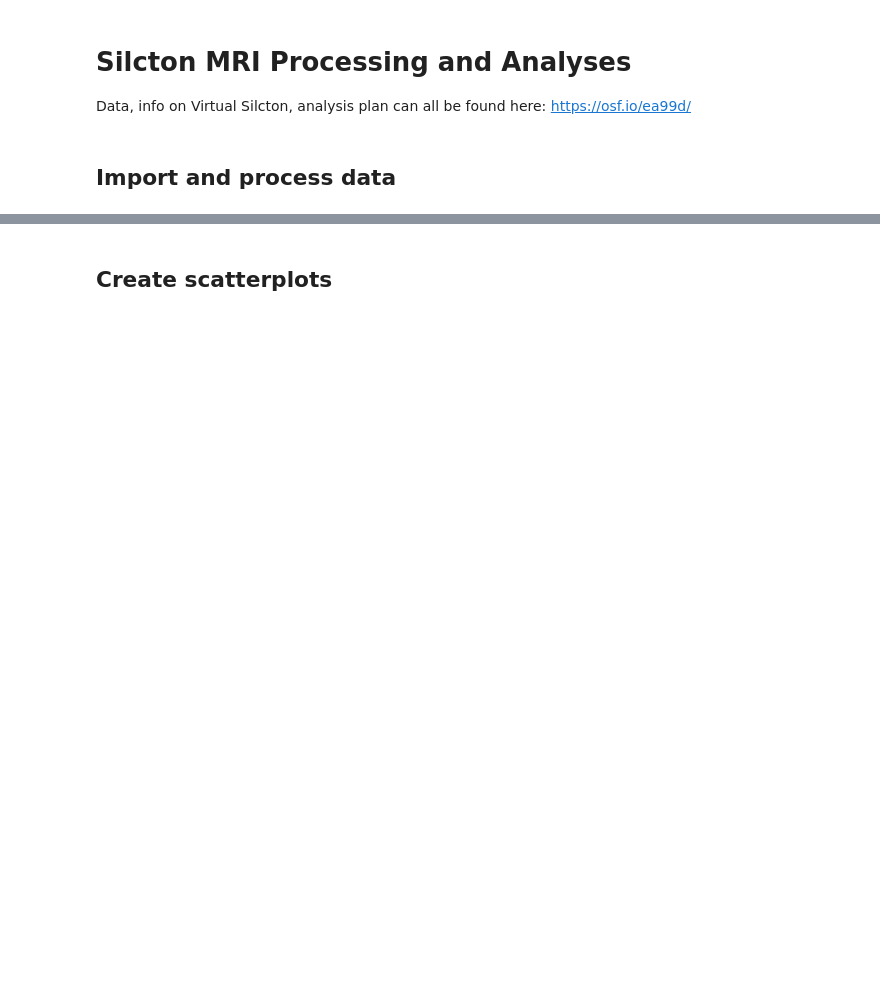
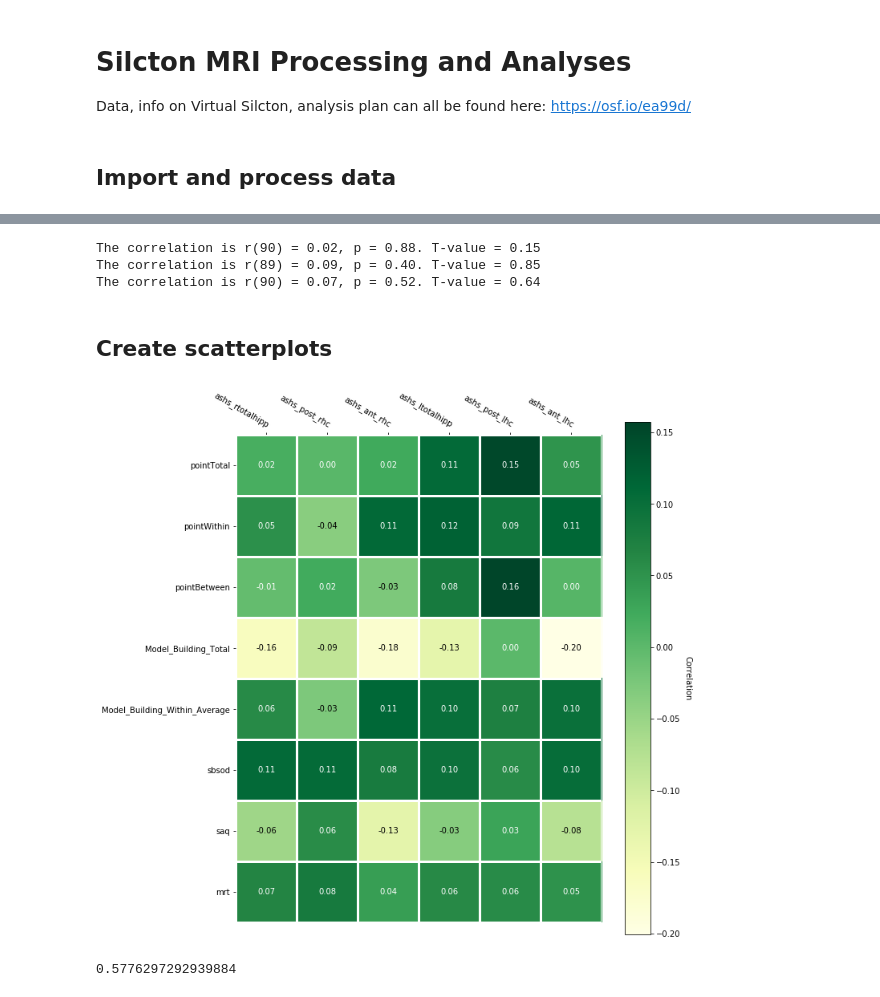
Before and after one commit to smweis/Silcton_MRI, a Jupyter notebook: jupyter_analysis/Silcton.ipynb, the cells around one changed output, grey strips where cells are left out. Cells and saved outputs as stored; diff of their text form; code cells hidden in the pictures; blank space fills up the shorter version.

```diff
--- a/jupyter_analysis/Silcton.ipynb
+++ b/jupyter_analysis/Silcton.ipynb
@@ -153,2 +191,10 @@ makeNavGroupPlot('lhc_head','pointTotal',normedData)
+# %%
+pearsonRtoT('ashs_rtotalhipp','pointTotal',data=data)
+pearsonRtoT('ashs_rtotalhipp','pointTotal',data=dataWithoutOutliers)
+pearsonRtoT('rhc','pointTotal',data=data)
+# %% [output]
+The correlation is r(90) = 0.02, p = 0.88. T-value = 0.15
+The correlation is r(89) = 0.09, p = 0.40. T-value = 0.85
+The correlation is r(90) = 0.07, p = 0.52. T-value = 0.64
 # %% [markdown]
 ## Create scatterplots
@@ -155,3 +312,37 @@ makeNavGroupPlot('lhc_head','pointTotal',normedData)
+# %%
+#https://matplotlib.org/gallery/images_contours_and_fields/image_annotated_heatmap.html
+
+behavioral_measures = ['pointTotal','pointWithin','pointBetween','Model_Building_Total','Model_Building_Within_Average','sbsod','saq','mrt']
+
+hipp_measures = ['ashs_rtotalhipp','ashs_post_rhc','ashs_ant_rhc','ashs_ltotalhipp','ashs_post_lhc','ashs_ant_lhc']
+
+other_brain_measures = ['rcaud','lcaud','ramyg','lamyg','cortexVol','brainVol','csf']
+
+
+heatMap2 = pd.DataFrame(np.empty([len(behavioral_measures),len(hipp_measures)]))
+
+for i,j in enumerate(behavioral_measures):
+    for k,l in enumerate(hipp_measures):
+        corrVal = np.corrcoef(data[j],data[l])
+        heatMap2.iloc[i,k] = corrVal[0,1]
+
+
+
+fig, ax = plt.subplots(figsize=[10,10])
+
+im, cbar = heatmap(heatMap2, behavioral_measures, hipp_measures, ax=ax,
+                   cmap="YlGn", cbarlabel="Correlation")
+texts = annotate_heatmap(im, valfmt="{x:.2f}")
+
+fig.tight_layout()
+plt.show()
+# %% [output]
+[figure, added]
+# %%
+a = np.corrcoef(data['Model_Building_Total'],data['pointTotal'])
+print(a[0,1])
+# %% [output]
+0.5776297292939884
 # %%
 # Figures for iNav Poster
 
```
Also changed, not shown: parts of 21 cells of this notebook.
